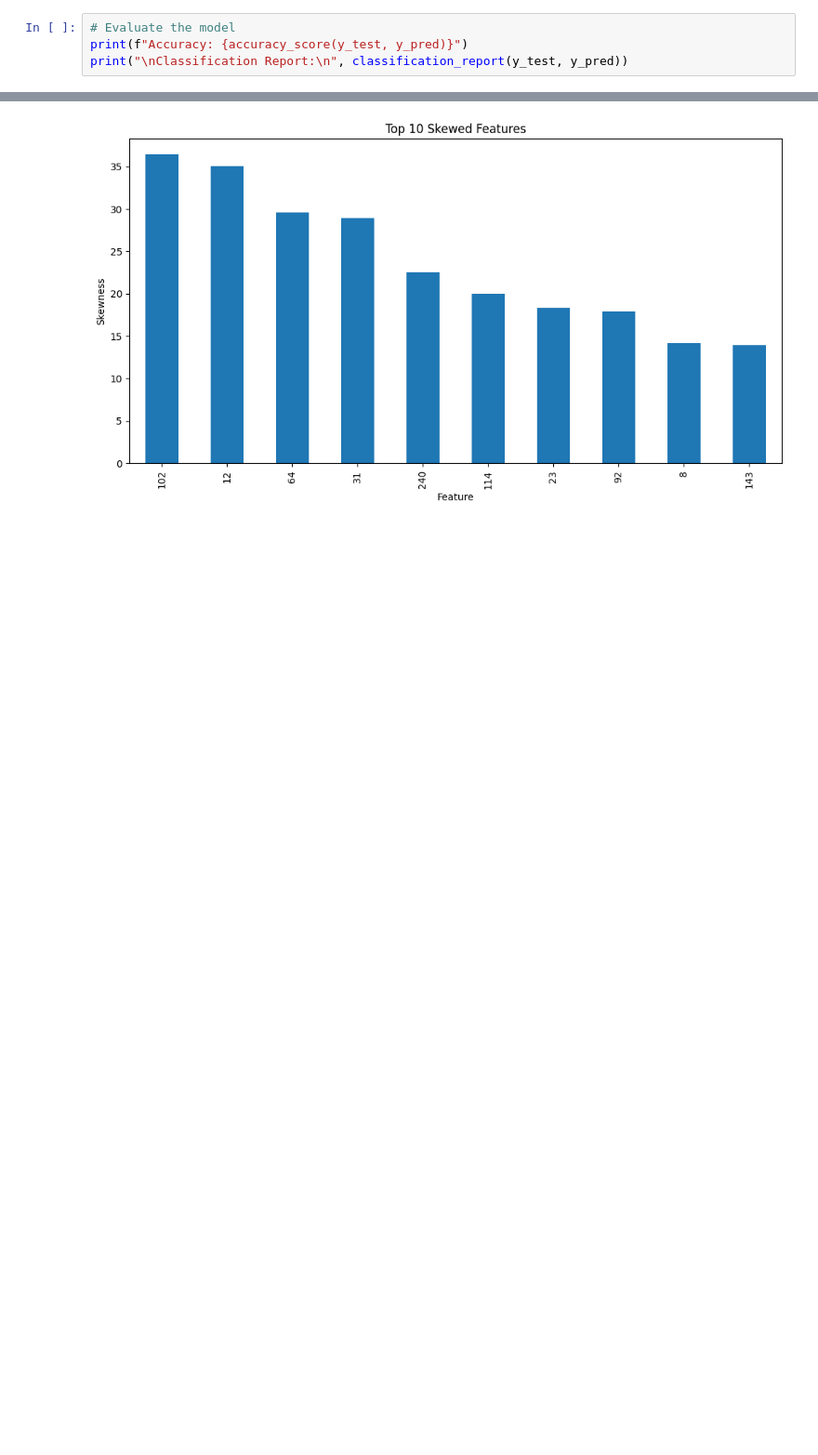
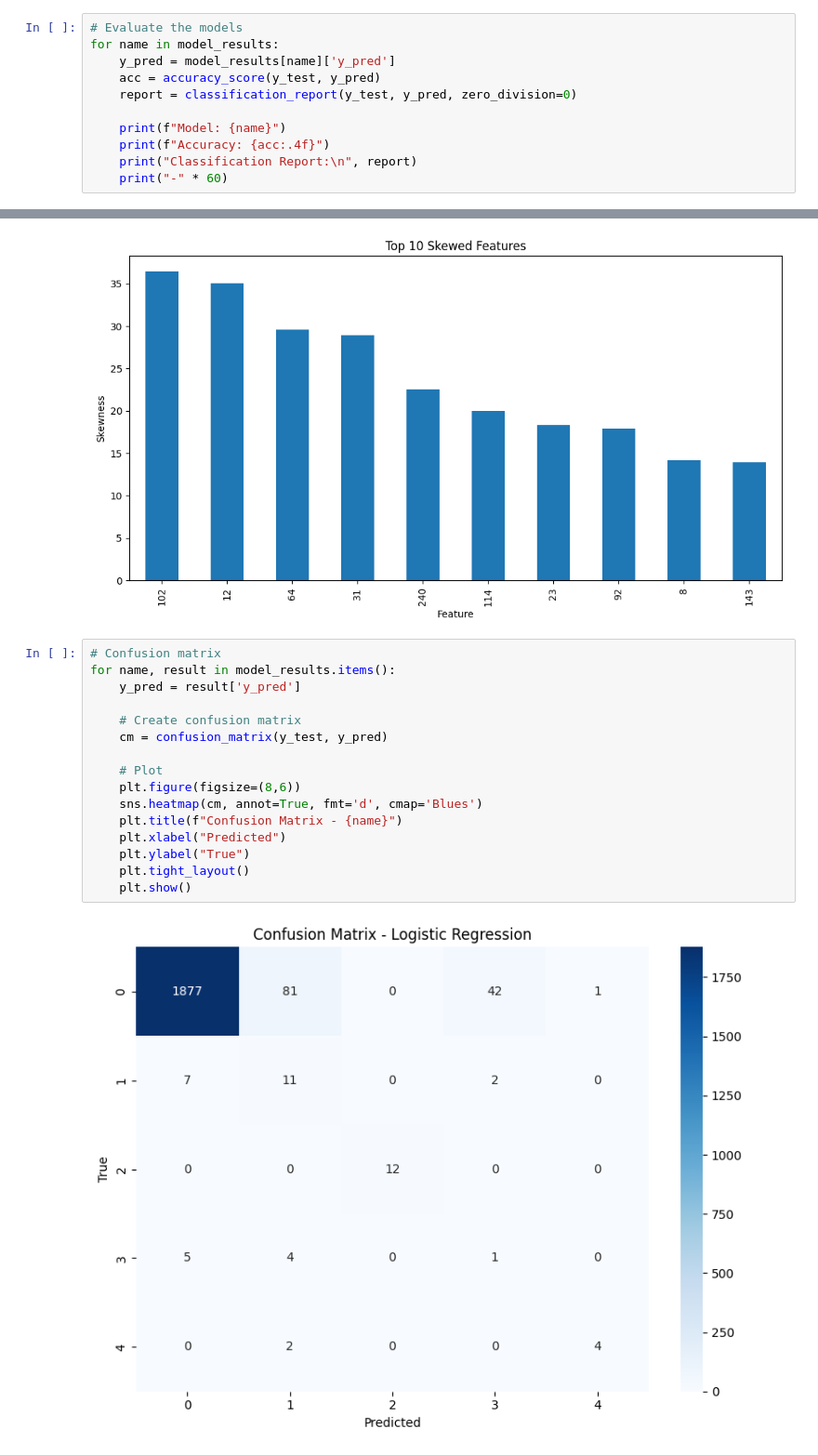
Before and after one commit to christopher192/machine-learning-project, a Jupyter notebook: ml-project-1/project.ipynb, the cells around one changed output, grey strips where cells are left out. Shown at 93% size. Cells and saved outputs as stored; diff of their text form; blank space fills up the shorter version.

```diff
--- a/ml-project-1/project.ipynb
+++ b/ml-project-1/project.ipynb
@@ -152,5 +193,12 @@ y_pred = rf_model.predict(x_test)
 # %%
-# Evaluate the model
-print(f"Accuracy: {accuracy_score(y_test, y_pred)}")
-print("\nClassification Report:\n", classification_report(y_test, y_pred))
+# Evaluate the models
+for name in model_results:
+    y_pred = model_results[name]['y_pred']
+    acc = accuracy_score(y_test, y_pred)
+    report = classification_report(y_test, y_pred, zero_division=0)
+
+    print(f"Model: {name}")
+    print(f"Accuracy: {acc:.4f}")
+    print("Classification Report:\n", report)
+    print("-" * 60)
 # %% [output]
@@ -192,3 +267,21 @@ plt.ylabel("Skewness")
 plt.show()
 # %% [output]
 [figure]
+# %%
+# Confusion matrix
+for name, result in model_results.items():
+    y_pred = result['y_pred']
+
+    # Create confusion matrix
+    cm = confusion_matrix(y_test, y_pred)
+
+    # Plot
+    plt.figure(figsize=(8,6))
+    sns.heatmap(cm, annot=True, fmt='d', cmap='Blues')
+    plt.title(f"Confusion Matrix - {name}")
+    plt.xlabel("Predicted")
+    plt.ylabel("True")
+    plt.tight_layout()
+    plt.show()
+# %% [output]
+[figure, added]
```
Also changed, not shown: parts of 17 cells of this notebook, 1 other file.
